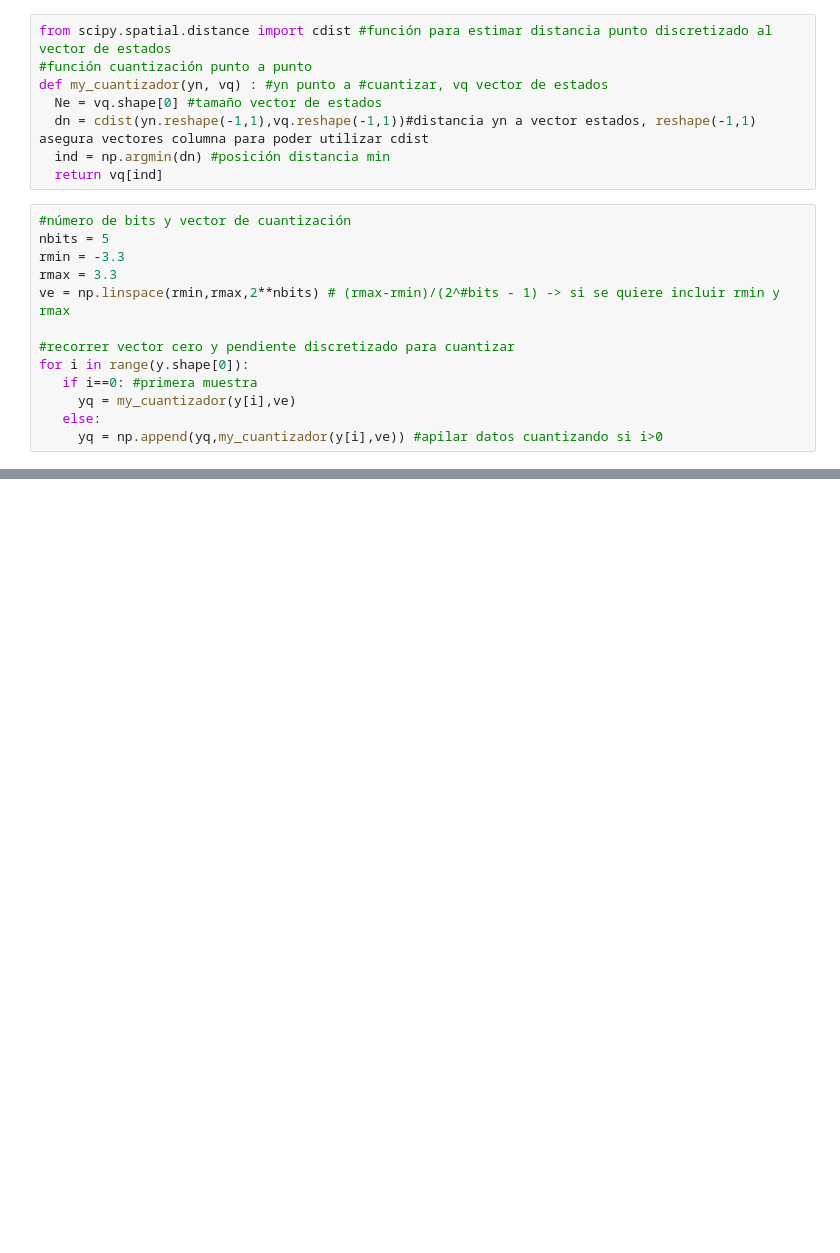
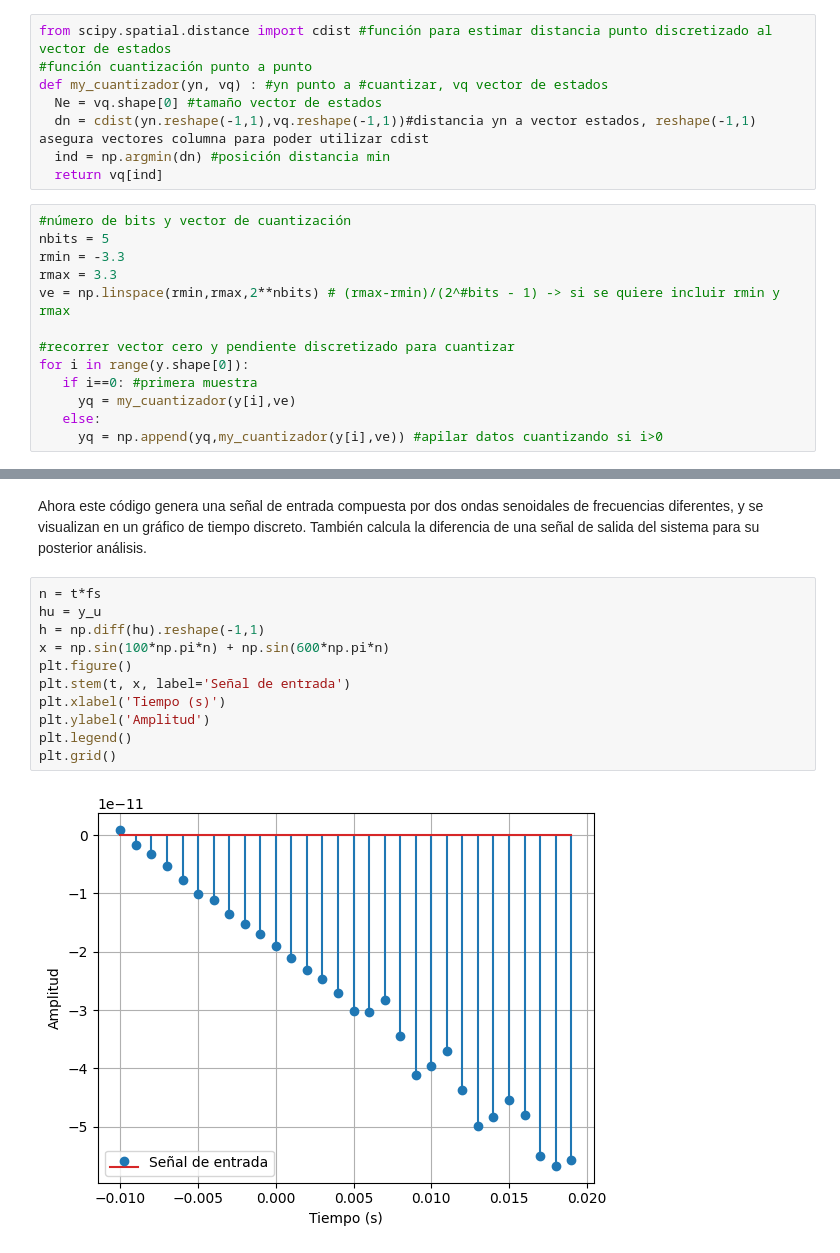
Before and after one commit to JParraArias/SignalsAndSystems2024-2, a Jupyter notebook: Parcial_1__Señales_y_sistemas_2024_2.ipynb, the cells around one changed output, grey strips where cells are left out. Drawn from its saved outputs; the diff is of its cells as text; blank space fills up the shorter version.

```diff
--- a/Parcial_1__Señales_y_sistemas_2024_2.ipynb
+++ b/Parcial_1__Señales_y_sistemas_2024_2.ipynb
@@ -217,0 +421,15 @@ plt.show()
+# %% [markdown]
+Ahora este  código genera una señal de entrada compuesta por dos ondas senoidales de frecuencias diferentes, y se visualizan en un gráfico de tiempo discreto. También calcula la diferencia de una señal de salida del sistema para su posterior análisis.
+# %%
+n = t*fs
+hu = y_u
+h = np.diff(hu).reshape(-1,1)
+x = np.sin(100*np.pi*n) + np.sin(600*np.pi*n)
+plt.figure()
+plt.stem(t, x, label='Señal de entrada')
+plt.xlabel('Tiempo (s)')
+plt.ylabel('Amplitud')
+plt.legend()
+plt.grid()
+# %% [output]
+[figure, added]
```
Also changed, not shown: parts of 28 cells of this notebook.
